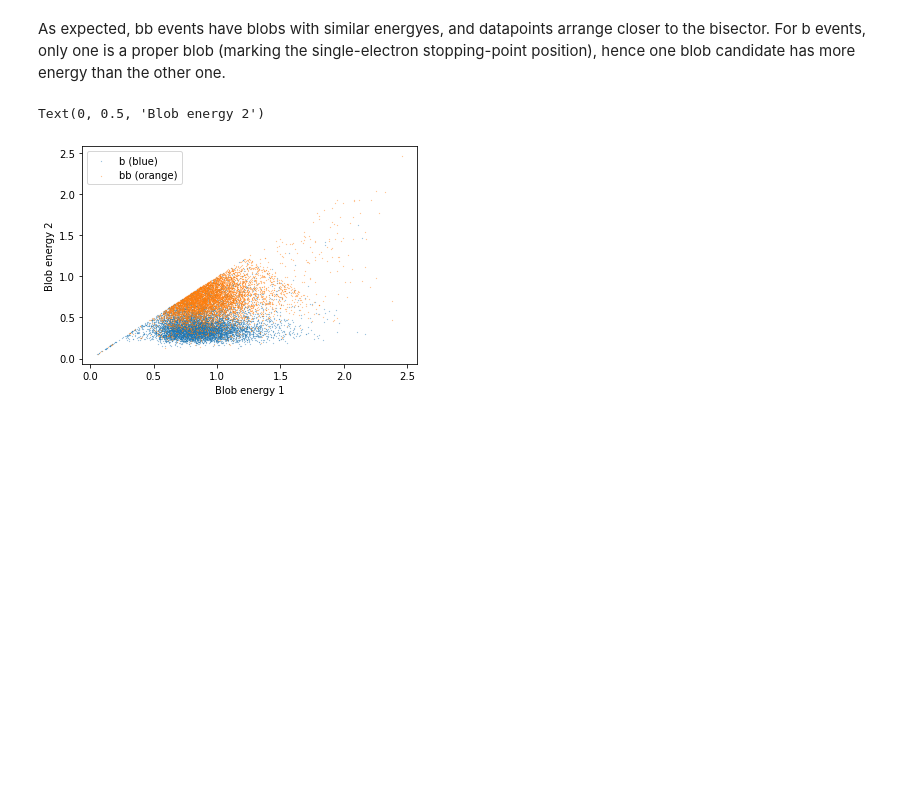
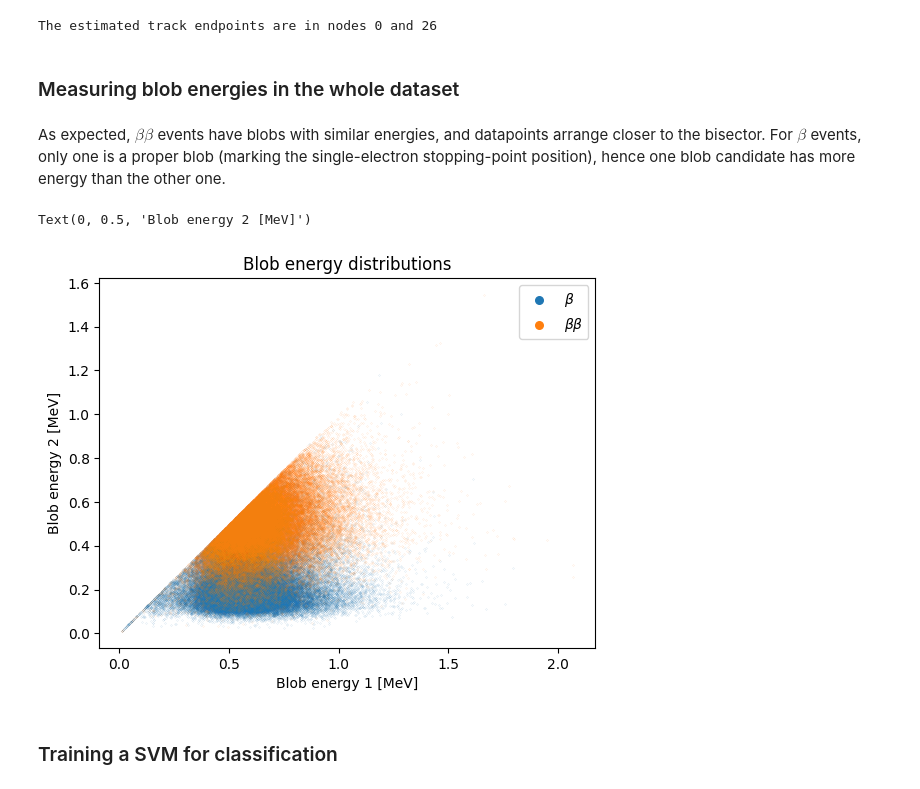
Before and after one commit to qismib/QuaKe, a Jupyter notebook: examples/blob.ipynb, the cells around one changed output. Saved outputs shown, nothing was run; the diff lists cells and outputs as text; code cells hidden in the pictures; blank space fills up the shorter version.

```diff
--- a/examples/blob.ipynb
+++ b/examples/blob.ipynb
@@ -19,6 +17,7 @@ To enable them in other operations, rebuild TensorFlow with the appropriate comp
 # %%
-data_folder = Path("../../output_50_10/data") # dataset with [1x1x1]mm^3 resolution @ 50keV threshold
-train_folder = Path("../../output_50_10/models/attention")
+# Loading dataset and runcard options. Assuming an 'output' folder has been created with 'quake datagen'
+data_folder = Path("../../output/data")
+train_folder = Path("../../output/models/attention")
 setup = load_runcard(data_folder.parent/ "cards/runcard.yaml")
 setup["seed"] = 42 # may be set as we please
 # %%
@@ -96,5 +40,18 @@ def get_blob_energies(point_clouds):
+# %%
+# Detecting blob location with a BFS algorithm
+blob1, blob2 = find_main_trajectory(graph)
+print("The estimated track endpoints are in nodes", blob1, "and", blob2)
+# %% [output]
+The estimated track endpoints are in nodes 0 and 26
+# %% [markdown]
+### Measuring blob energies in the whole dataset
 # %%
-# Extracting blob energies from point-cloud trackss
-training_en_1, training_en_2 = get_blob_energies(train_generator.inputs)
-val_en_1, val_en_2 = get_blob_energies(val_generator.inputs)
-test_en_1, test_en_2 = get_blob_energies(test_generator.inputs)
+# Extracting blob energies from point-cloud tracks
+training_en_1, training_en_2 = get_blob_energies(train_generator.inputs, setup)
+val_en_1, val_en_2 = get_blob_energies(val_generator.inputs, setup)
+test_en_1, test_en_2 = get_blob_energies(test_generator.inputs, setup)
+
+# Labels
+training_labels = train_generator.targets
+val_labels = val_generator.targets
+test_labels = test_generator.targets
@@ -106,11 +58,16 @@ test_labels = test_generator.targets
 # %% [markdown]
-As expected, bb events have blobs with similar energyes, and datapoints arrange closer to the bisector. For b events, only one is a proper blob (marking the single-electron stopping-point position), hence one blob candidate has more energy than the other one.
+As expected, $\beta\beta$ events have blobs with similar energies, and datapoints arrange closer to the bisector. For $\beta$ events, only one is a proper blob (marking the single-electron stopping-point position), hence one blob candidate has more energy than the other one.
 # %%
-plt.scatter(training_en_1[training_labels == 0], training_en_2[training_labels == 0], s = 0.03)
-plt.scatter(training_en_1[training_labels == 1], training_en_2[training_labels == 1], s = 0.03)
-plt.legend(["b (blue)", "bb (orange)"])
-plt.xlabel("Blob energy 1")
-plt.ylabel("Blob energy 2")
+plt.figure()
+plt.scatter(training_en_1[training_labels == 0], training_en_2[training_labels == 0], s = 0.003, alpha = 1)
+plt.scatter(training_en_1[training_labels == 1], training_en_2[training_labels == 1], s = 0.003, alpha = 1)
+plt.legend([r"$\beta$", r"$\beta\beta$"], markerscale=100)
+
+plt.title("Blob energy distributions")
+plt.xlabel("Blob energy 1 [MeV]")
+plt.ylabel("Blob energy 2 [MeV]")
 # %% [output]
-Text(0, 0.5, 'Blob energy 2')
+Text(0, 0.5, 'Blob energy 2 [MeV]')
-[figure, old version]
+[figure, new version]
+# %% [markdown]
+### Training a SVM for classification
```
Also changed, not shown: parts of 23 cells of this notebook, 25 other files.
